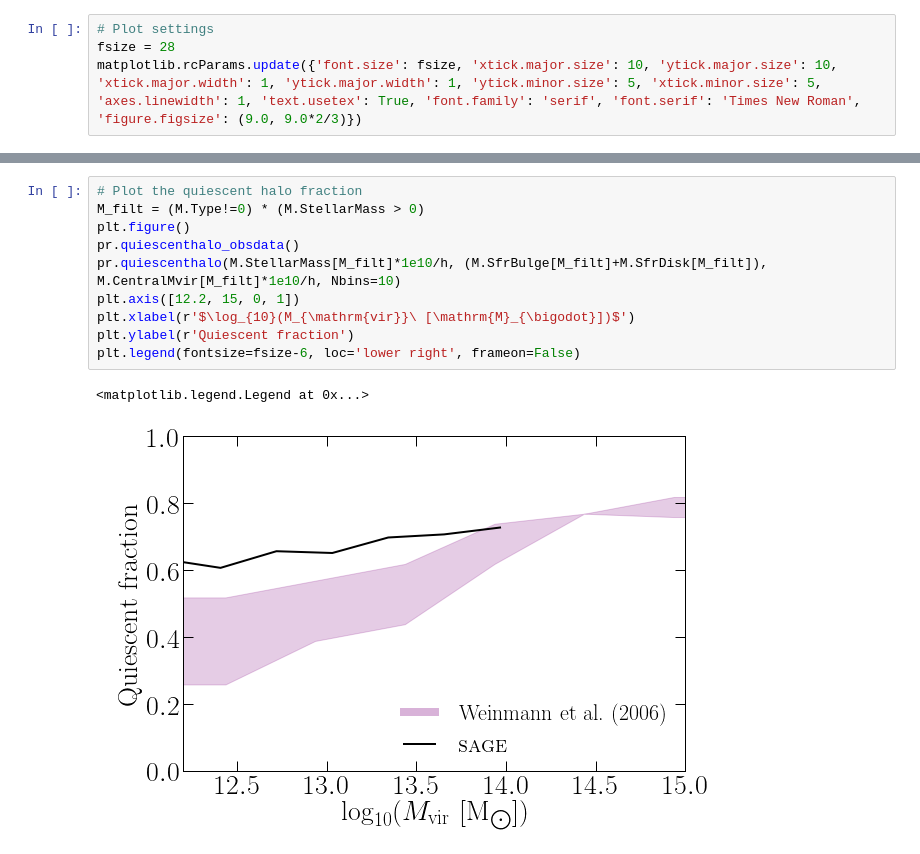
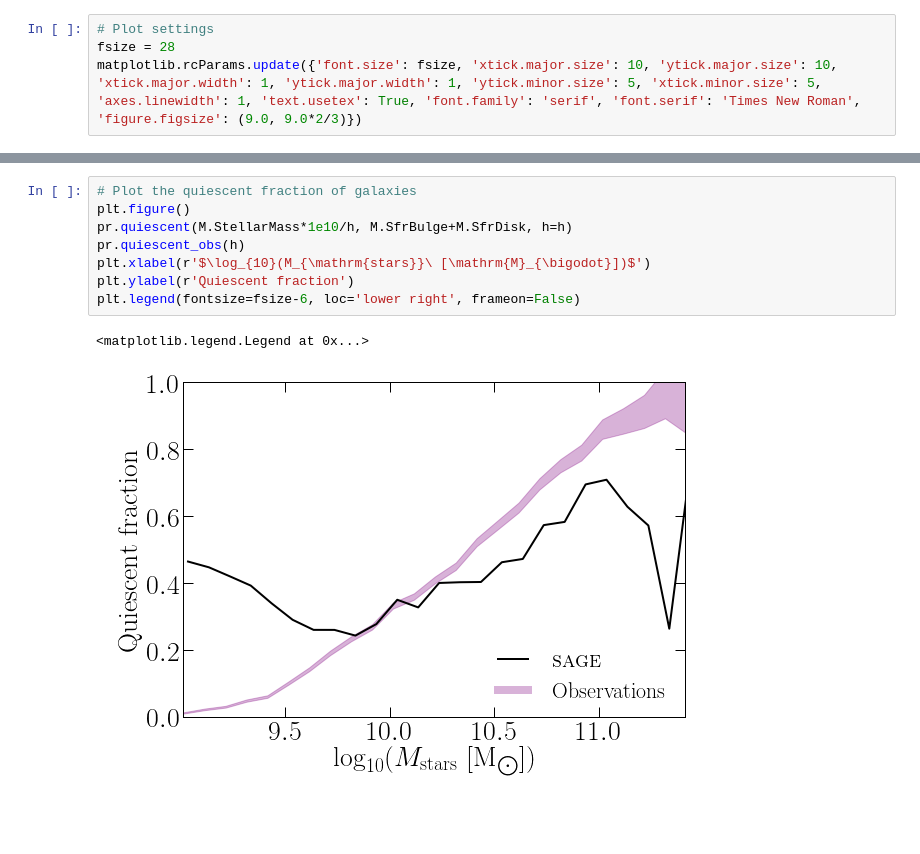
Before and after one commit to darrencroton/sage, a Jupyter notebook: output/SAGE_MM.ipynb, the cells around one changed output, grey strips where cells are left out. Saved outputs shown, nothing was run; the diff lists cells and outputs as text; blank space fills up the shorter version.

Commit message:
Updated notebook to reflect changes to code and figures in paper

```diff
--- a/output/SAGE_MM.ipynb
+++ b/output/SAGE_MM.ipynb
@@ -90,13 +89,11 @@ plt.legend(fontsize=fsize-6, loc='best', frameon=False)
 # %%
-# Plot the quiescent halo fraction
-M_filt = (M.Type!=0) * (M.StellarMass > 0)
+# Plot the quiescent fraction of galaxies
 plt.figure()
-pr.quiescenthalo_obsdata()
-pr.quiescenthalo(M.StellarMass[M_filt]*1e10/h, (M.SfrBulge[M_filt]+M.SfrDisk[M_filt]), M.CentralMvir[M_filt]*1e10/h, Nbins=10)
-plt.axis([12.2, 15, 0, 1])
-plt.xlabel(r'$\log_{10}(M_{\mathrm{vir}}\ [\mathrm{M}_{\bigodot}])$')
+pr.quiescent(M.StellarMass*1e10/h, M.SfrBulge+M.SfrDisk, h=h)
+pr.quiescent_obs(h)
+plt.xlabel(r'$\log_{10}(M_{\mathrm{stars}}\ [\mathrm{M}_{\bigodot}])$')
 plt.ylabel(r'Quiescent fraction')
 plt.legend(fontsize=fsize-6, loc='lower right', frameon=False)
 # %% [output]
 <matplotlib.legend.Legend at 0x...>
-[figure, old version]
+[figure, new version]
```
Also changed, not shown: parts of 6 cells of this notebook.
